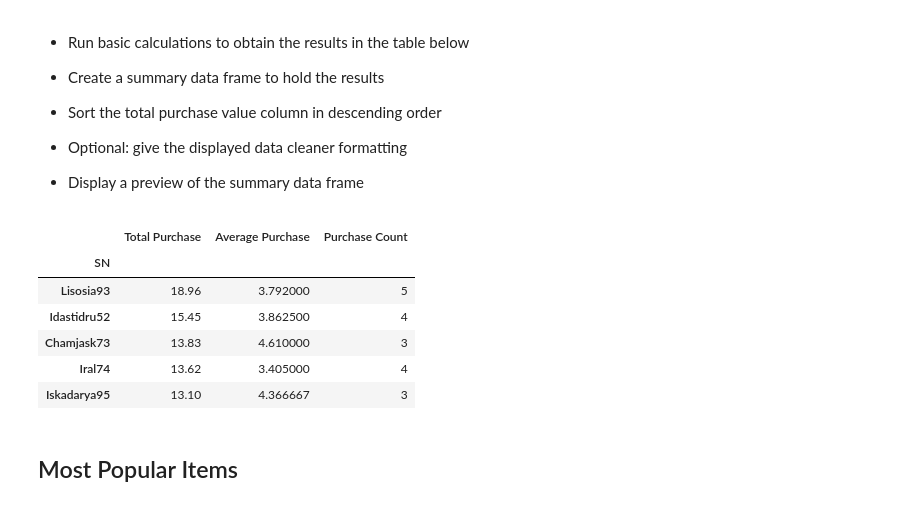
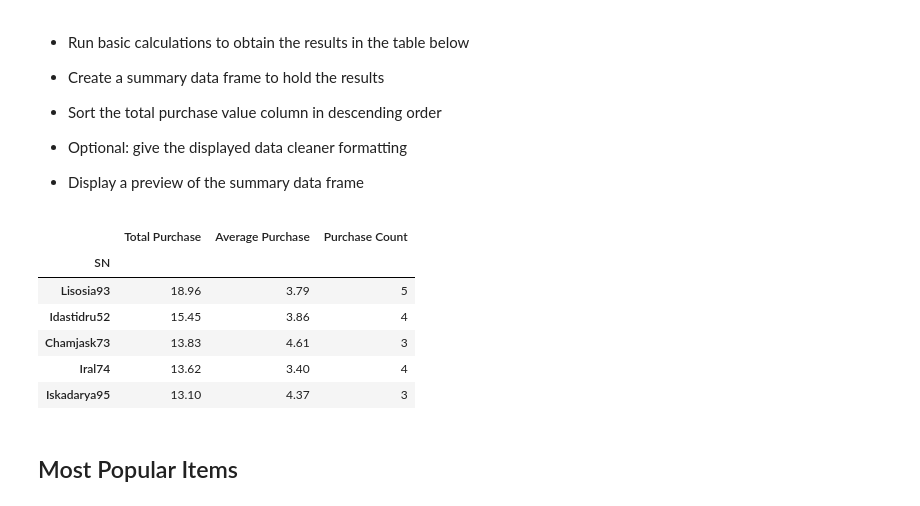
Before and after one commit to jgmoore10/pandas-challenge, a Jupyter notebook: HeroesOfPymoli_starter.ipynb, the cells around one changed output. Saved outputs shown, nothing was run; the diff lists cells and outputs as text; code cells hidden in the pictures.

```diff
--- a/HeroesOfPymoli_starter.ipynb
+++ b/HeroesOfPymoli_starter.ipynb
@@ -204,21 +239,21 @@ purchase_data.head()
 # %%
 total_purchase = purchase_data.groupby(["SN"]).sum()["Price"]
 average_purchase = purchase_data.groupby(["SN"]).mean()["Price"]
 purchase_count = purchase_data.groupby(["SN"]).count()["Price"]
 
 top_spenders_df=pd.DataFrame({"Total Purchase":total_purchase,
-                             "Average Purchase":average_purchase,
+                             "Average Purchase":round(average_purchase,2),
                              "Purchase Count":purchase_count})
 
 top_spenders_df.sort_values(by=["Total Purchase"],ascending=False).head()
 # %% [output]
 |  | Total Purchase | Average Purchase | Purchase Count |
 | SN |  |  |  |
-| Lisosia93 | 18.96 | 3.792000 | 5 |
-| Idastidru52 | 15.45 | 3.862500 | 4 |
-| Chamjask73 | 13.83 | 4.610000 | 3 |
-| Iral74 | 13.62 | 3.405000 | 4 |
-| Iskadarya95 | 13.10 | 4.366667 | 3 |
+| Lisosia93 | 18.96 | 3.79 | 5 |
+| Idastidru52 | 15.45 | 3.86 | 4 |
+| Chamjask73 | 13.83 | 4.61 | 3 |
+| Iral74 | 13.62 | 3.40 | 4 |
+| Iskadarya95 | 13.10 | 4.37 | 3 |
 # %% [markdown]
 ## Most Popular Items
 # %% [markdown]
```
Also changed, not shown: parts of 9 cells of this notebook.
